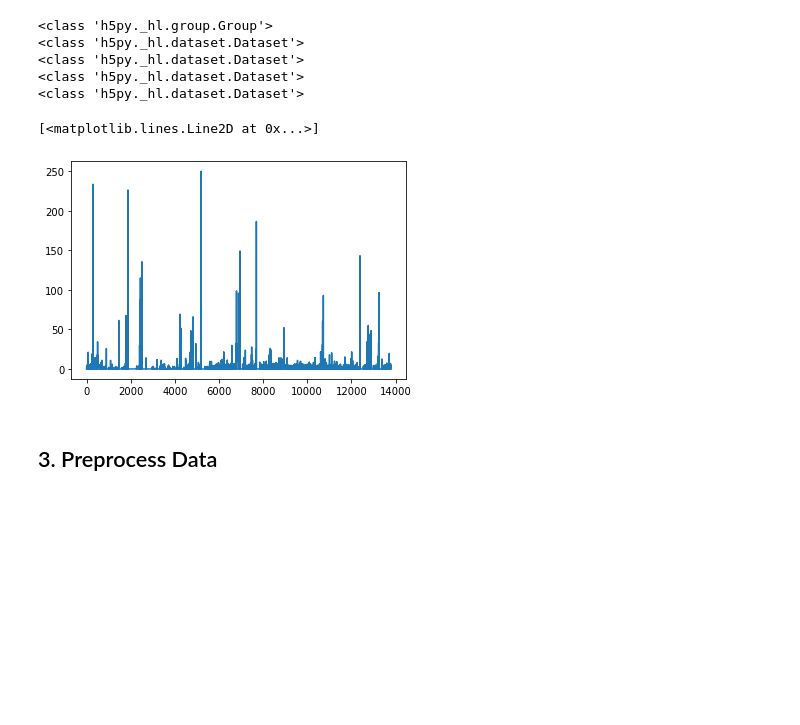
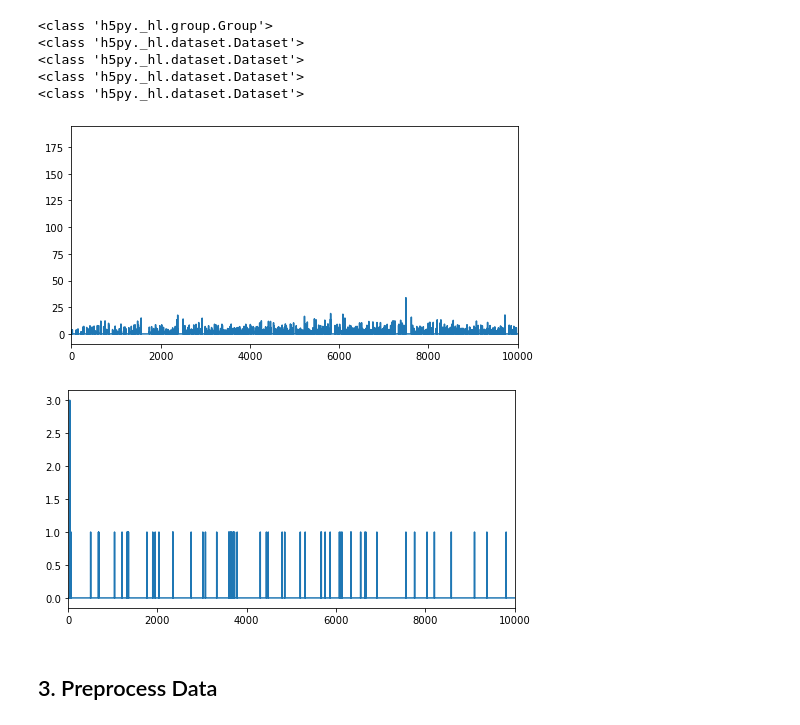
Before and after one commit to samsoon-inayat/Neural_Decoding, a Jupyter notebook: Examples_hippocampus/Examples_naivebayes_decoder_hc.ipynb, the cells around one changed output. Cells and saved outputs as stored; diff of their text form; code cells hidden in the pictures; blank space fills up the shorter version.

```diff
--- a/Examples_hippocampus/Examples_naivebayes_decoder_hc.ipynb
+++ b/Examples_hippocampus/Examples_naivebayes_decoder_hc.ipynb
@@ -75,21 +75,31 @@ for k, v in fm.items():
 <class 'h5py._hl.dataset.Dataset'>
 <class 'h5py._hl.dataset.Dataset'>
 # %%
-aXs_C = fm['aXs_C'][0][0]
+an = 1
+num_points = 20000
+aXs_C = fm['aXs_C'][an][0]
 aXs_C1 = np.array(fm[fm[aXs_C][0][0]])
 
 # for ii in range(0,aXs_C1.shape[1]):
 #     aXs_C1[:,ii] = aXs_C1[:,ii]/4
 
-aYs_C = fm['aYs_C'][0][0]
+aYs_C = fm['aYs_C'][an][0]
 aYs_C1p = np.array(fm[fm[aYs_C][0][0]])
 aYs_C1 = np.zeros([aYs_C1p.shape[0],2])
 aYs_C1[:,0] = aYs_C1p[:,0]
 aYs_C1[:,1] = aYs_C1p[:,0]
+plt.figure(figsize=(8, 4))
 plt.plot(aXs_C1[:,1])
+plt.xlim([0,10000])
+plt.figure(figsize=(8, 4))
+plt.plot(neural_data[:,0])
+plt.xlim([0,10000])
+neural_data = aXs_C1[:num_points,:]
+pos_binned = aYs_C1[:num_points,:]
+fm.close()
 # %% [output]
-[<matplotlib.lines.Line2D at 0x...>]
-[figure, old version]
+[figure, new version]
+[figure, added]
 # %% [markdown]
 ## 3. Preprocess Data
 # %% [markdown]
```
Also changed, not shown: parts of 5 cells of this notebook, 2 other files.
